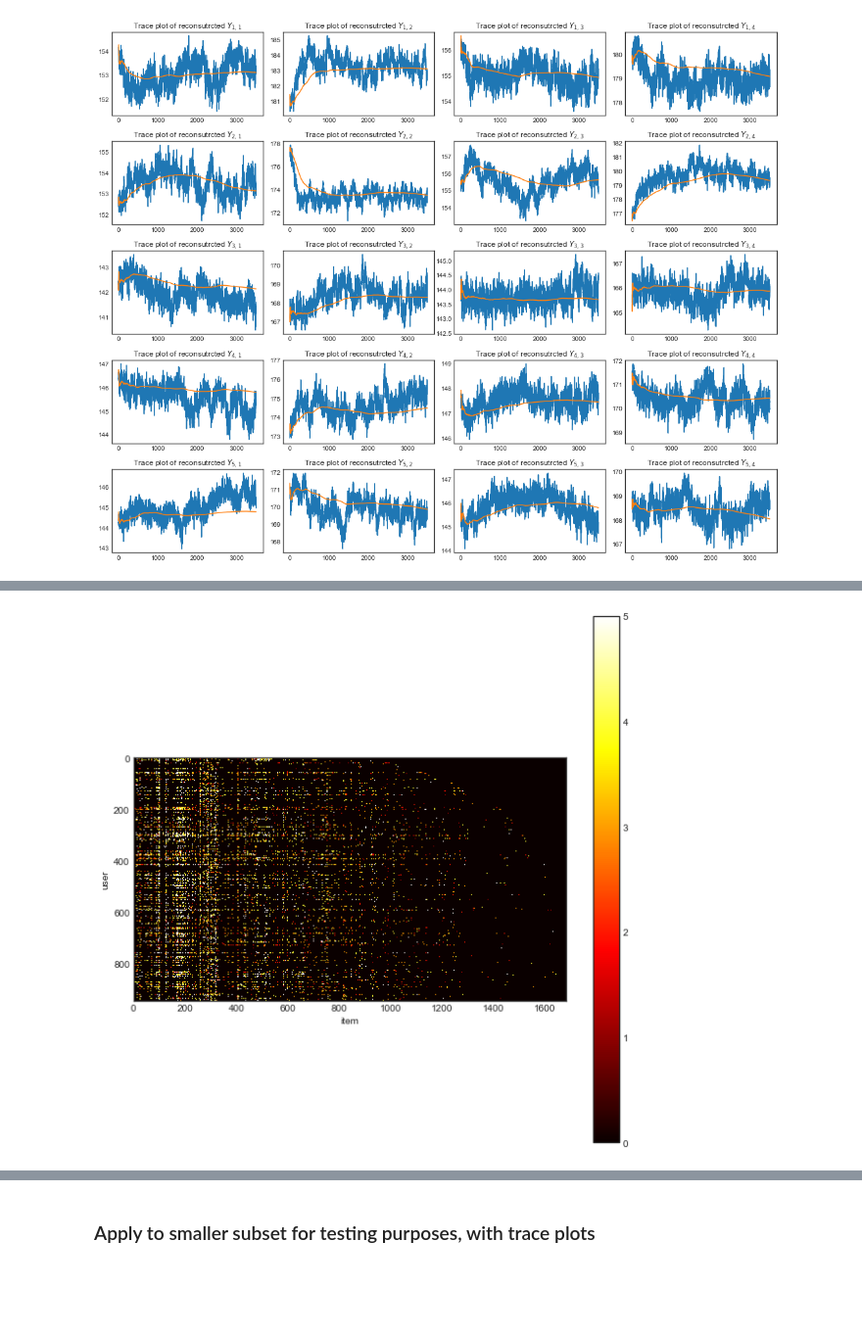
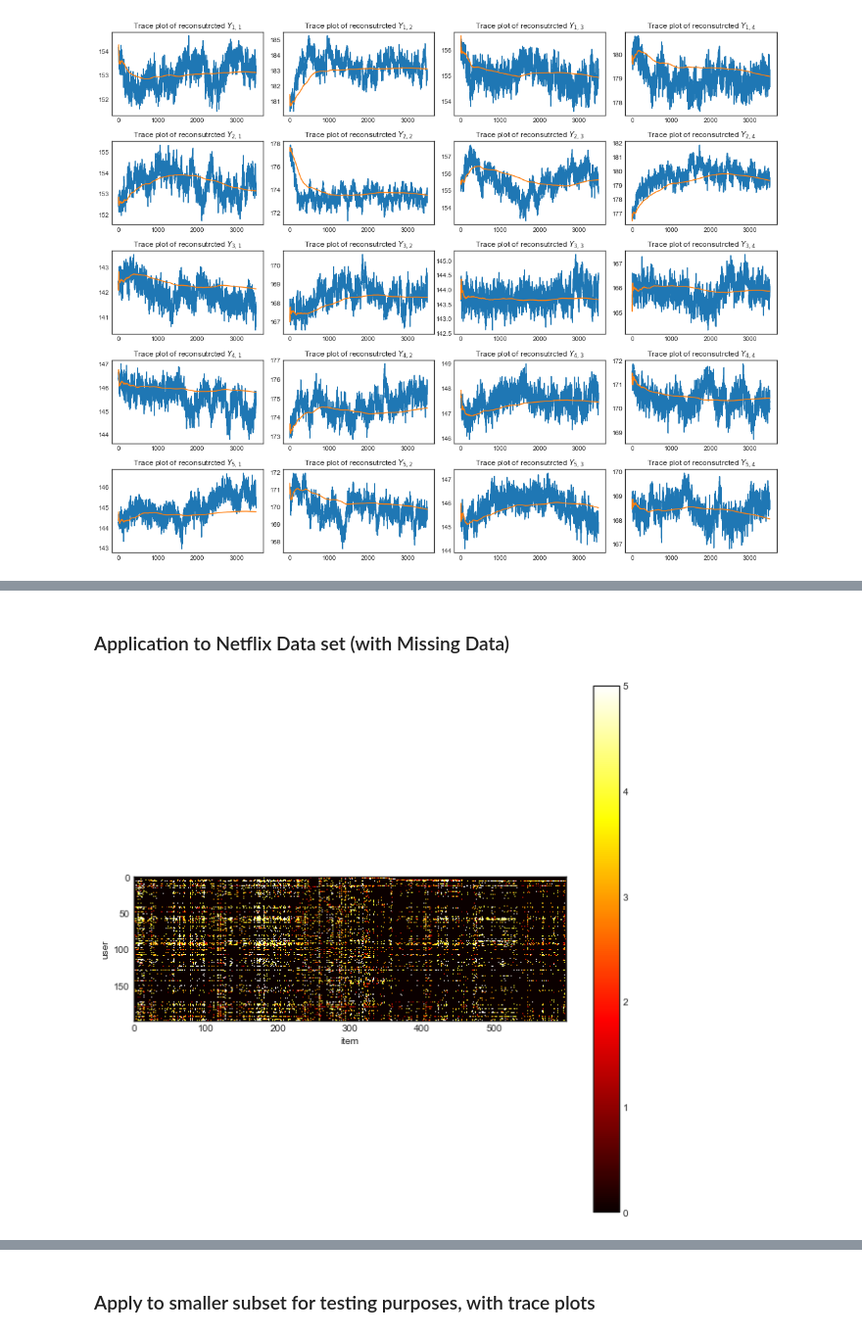
Before and after one commit to T0NY1302/Bayesian-Matrix-Factorisation, a Jupyter notebook: Bayesian_Matrix_Variate_Gaussian_Matrix_Factorisation.ipynb, the cells around one changed output, grey strips where cells are left out. Shown: that part at 98% size. Drawn from its saved outputs; the diff is of its cells as text; code cells hidden in the pictures; blank space fills up the shorter version.

Commit message:
missing data implementation

```diff
--- a/Bayesian_Matrix_Variate_Gaussian_Matrix_Factorisation.ipynb
+++ b/Bayesian_Matrix_Variate_Gaussian_Matrix_Factorisation.ipynb
@@ -214,25 +379,27 @@ plt.show()
+# %% [markdown]
+### Application to Netflix Data set (with Missing Data)
 # %%
 #load movielens data and create a matrix and plot the heatmap
 # load the data
 df = pd.read_csv('netflix.data', sep='\t', header=None)
 df.columns = ['user_id', 'item_id', 'rating', 'timestamp']
 # create a matrix
 ratings = np.zeros((943, 1682))
 for row in df.itertuples():
     ratings[row[1] - 1, row[2] - 1] = row[3]
+
+#use a subset of netflix data to work on
+ratings = ratings[:200, :600]
+Y = ratings
+
 # plot the heatmap
-
-
-# get first 400 items only and all users
-ratings = ratings[:, :]
-
 plt.figure(figsize=(10, 10))
 plt.imshow(ratings, cmap='hot', interpolation='nearest')
 plt.colorbar()
 plt.xlabel('item')
 plt.ylabel('user')
 plt.savefig('heatmap.png')
 plt.show()
 # %% [output]
-[figure, old version]
+[figure, new version]
 # %%
```
Also changed, not shown: parts of 15 cells of this notebook.
